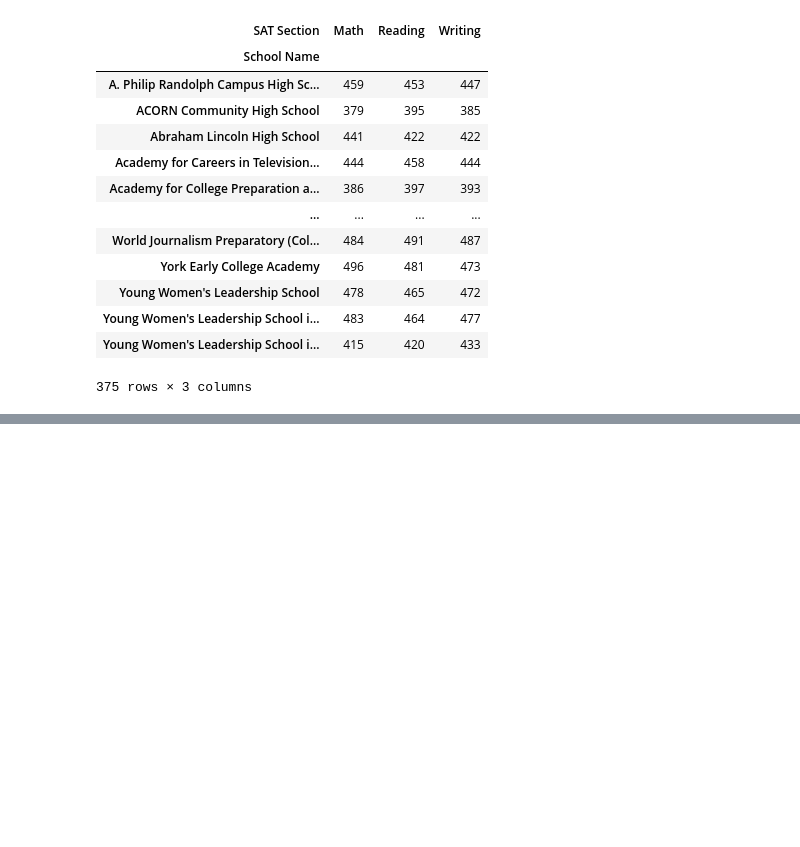
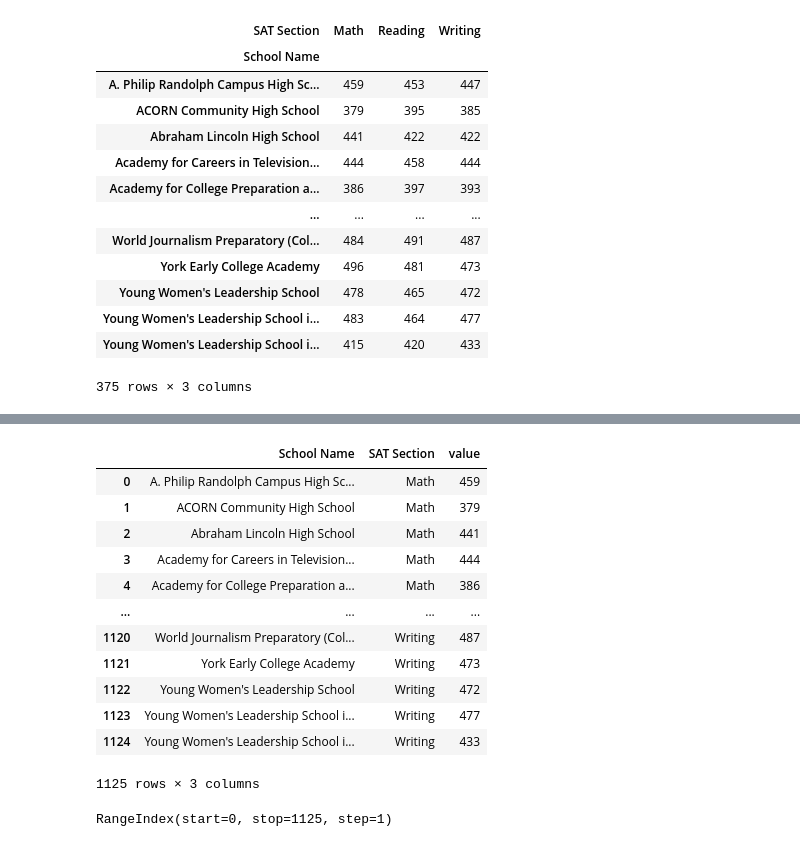
Before and after one commit to TomaszBury/The-ultimate-pandas-bootcamp-advanced-python-data-analysis, a Jupyter notebook: section_09/reshaping_with_pivots.ipynb, the cells around one changed output, grey strips where cells are left out. Drawn from its saved outputs; the diff is of its cells as text; code cells hidden in the pictures; blank space fills up the shorter version.

```diff
--- a/section_09/reshaping_with_pivots.ipynb
+++ b/section_09/reshaping_with_pivots.ipynb
@@ -155,0 +313,20 @@ sat.pivot(index='School Name', columns='SAT Section', values='Score')
+# %%
+pivoted.reset_index().melt(id_vars='School Name')
+# %% [output]
+|  | School Name | SAT Section | value |
+| 0 | A. Philip Randolph Campus High Sc... | Math | 459 |
+| 1 | ACORN Community High School | Math | 379 |
+| 2 | Abraham Lincoln High School | Math | 441 |
+| 3 | Academy for Careers in Television... | Math | 444 |
+| 4 | Academy for College Preparation a... | Math | 386 |
+| ... | ... | ... | ... |
+| 1120 | World Journalism Preparatory (Col... | Writing | 487 |
+| 1121 | York Early College Academy | Writing | 473 |
+| 1122 | Young Women's Leadership School | Writing | 472 |
+| 1123 | Young Women's Leadership School i... | Writing | 477 |
+| 1124 | Young Women's Leadership School i... | Writing | 433 |
+1125 rows × 3 columns
+# %%
+pivoted.reset_index().melt(id_vars='School Name').index
+# %% [output]
+RangeIndex(start=0, stop=1125, step=1)
```
Also changed, not shown: parts of 18 cells of this notebook.
